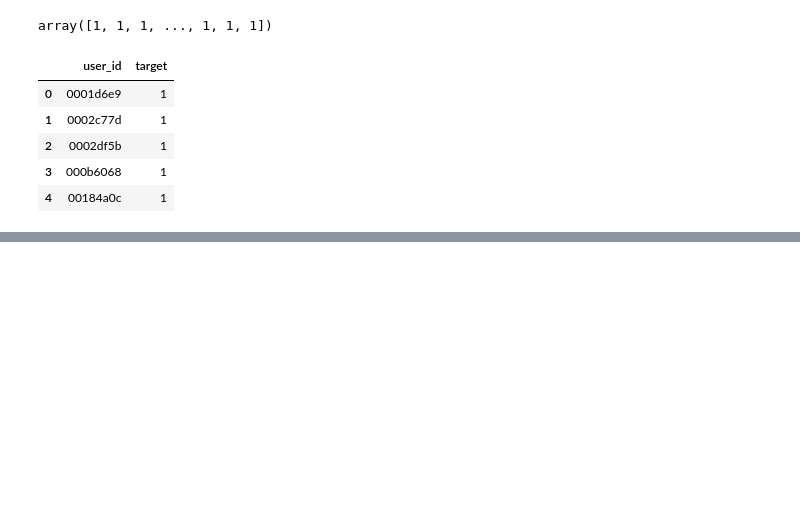
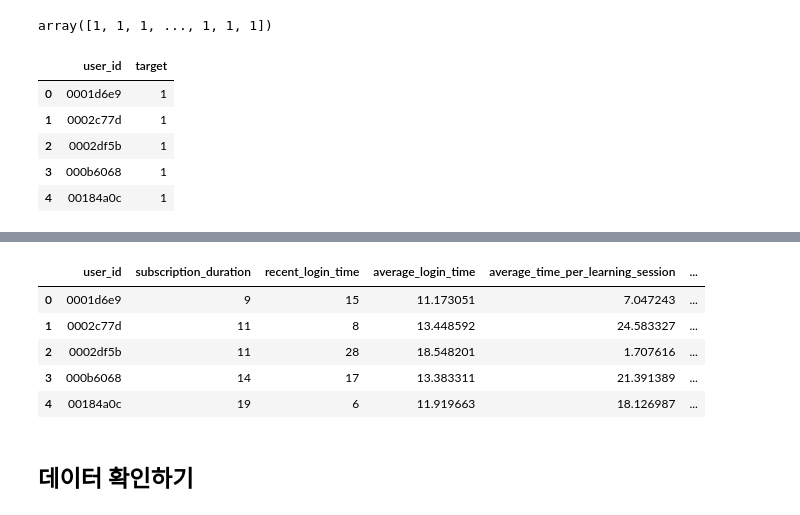
Before and after one commit to sooohyeonkim/learning_user_predict, a Jupyter notebook: learning_user_predict.ipynb, the cells around one changed output, grey strips where cells are left out. Saved outputs shown, nothing was run; the diff lists cells and outputs as text; code cells hidden in the pictures; blank space fills up the shorter version.

```diff
--- a/learning_user_predict.ipynb
+++ b/learning_user_predict.ipynb
@@ -579,0 +592,9 @@ sub_df.head()
+# %%
+basic_dir = "/content/drive/MyDrive/learning_user_predict"
+# %%
+train_path = os.path.join(basic_dir,'train.csv')
+test_path = os.path.join(basic_dir,'test.csv')
+# %%
+train_rdf = pd.read_csv(train_path)
+test_rdf = pd.read_csv(test_path)
+train_rdf.head()
@@ -579,0 +608,9 @@ sub_df.head()
+# %%
+test_rdf.head()
+# %% [output]
+|  | user_id | subscription_duration | recent_login_time | average_login_time | average_time_per_learning_session | ... |
+| 0 | 0001d6e9 | 9 | 15 | 11.173051 | 7.047243 | ... |
+| 1 | 0002c77d | 11 | 8 | 13.448592 | 24.583327 | ... |
+| 2 | 0002df5b | 11 | 28 | 18.548201 | 1.707616 | ... |
+| 3 | 000b6068 | 14 | 17 | 13.383311 | 21.391389 | ... |
+| 4 | 00184a0c | 19 | 6 | 11.919663 | 18.126987 | ... |
@@ -579,0 +620,2 @@ sub_df.head()
+# %% [markdown]
+## 데이터 확인하기
```
Also changed, not shown: parts of 16 cells of this notebook.
